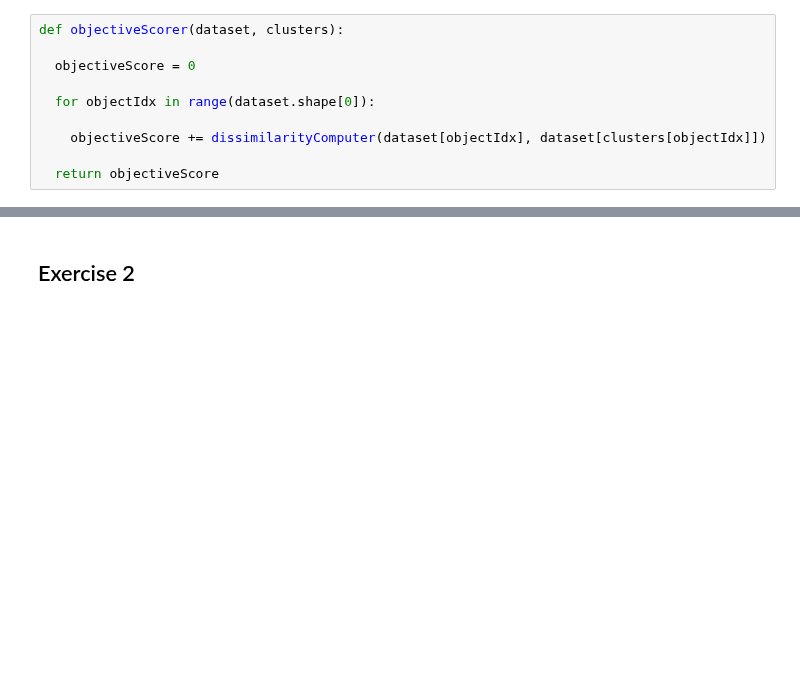
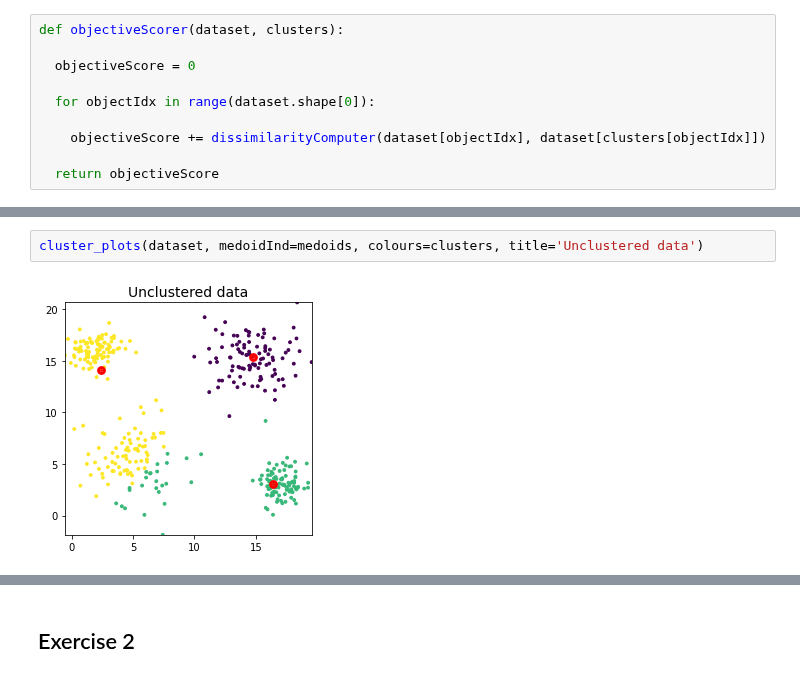
Before and after one commit to StephenTGibson/COMP527-colabNotebooks, a Jupyter notebook: COMP527-DataMiningAndVisualisation/k_medoids.ipynb, the cells around one changed output, grey strips where cells are left out. Cells and saved outputs as stored; diff of their text form; blank space fills up the shorter version.

```diff
--- a/COMP527-DataMiningAndVisualisation/k_medoids.ipynb
+++ b/COMP527-DataMiningAndVisualisation/k_medoids.ipynb
@@ -149,0 +151,4 @@ clusters
+# %%
+cluster_plots(dataset, medoidInd=medoids, colours=clusters, title='Unclustered data')
+# %% [output]
+[figure, added]
```
Also changed, not shown: parts of 11 cells of this notebook.
